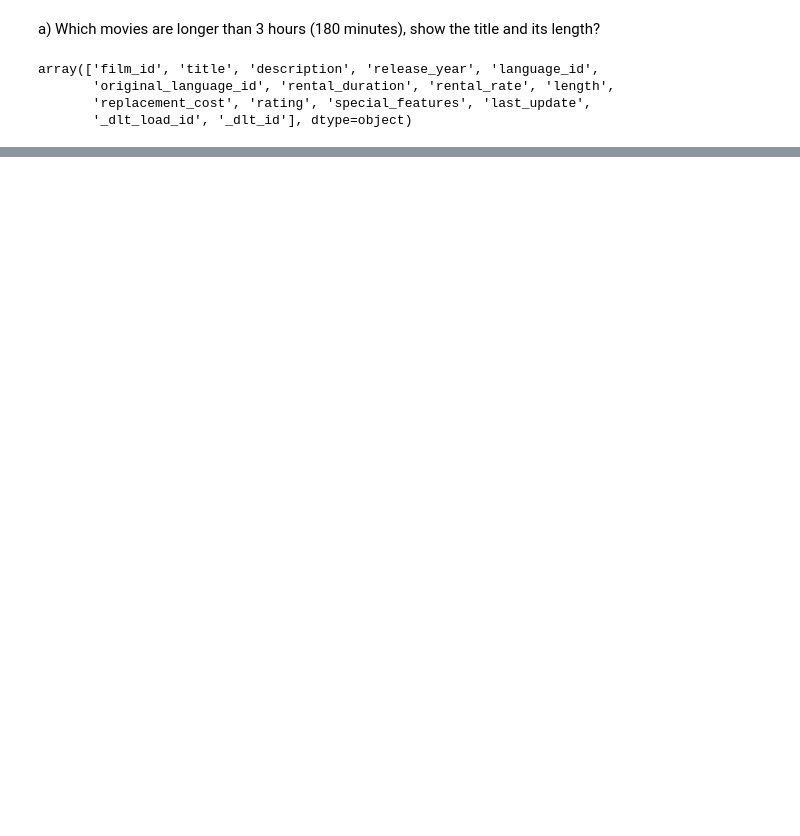
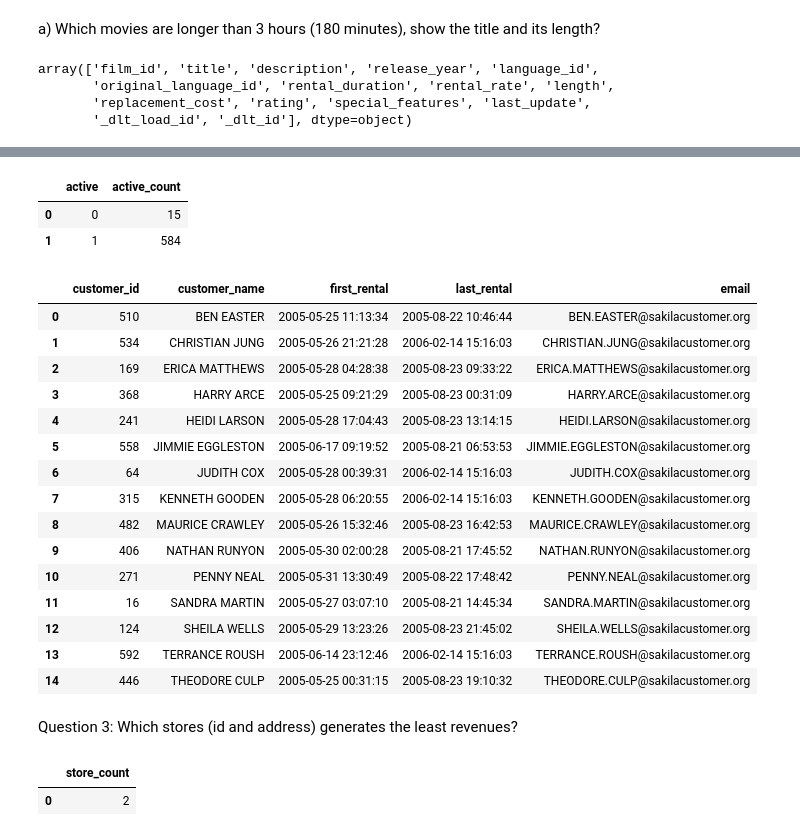
Before and after one commit to giraudcgc-cpu/DE25_sql_lab1_christophe_giraud, a Jupyter notebook: test.ipynb, the cells around one changed output, grey strips where cells are left out. Cells and saved outputs as stored; diff of their text form; code cells hidden in the pictures; blank space fills up the shorter version.

Commit message:
working on f, need completing and checking it

```diff
--- a/test.ipynb
+++ b/test.ipynb
@@ -60,0 +96,5 @@ film_length
+# %%
+with duckdb.connect("data/sakila.duckdb") as conn:
+    film_duration = conn.sql("SELECT title, rental_duration, rental_rate, (rental_rate/rental_duration) AS rent_day FROM staging.film ORDER BY rent_day DESC LIMIT 10;").df()
+
+film_duration
@@ -60,0 +116,8 @@ film_length
+# %%
+with duckdb.connect("data/sakila.duckdb") as conn:
+    top_10_actors = conn.sql("SELECT a.actor_id, a.first_name || ' ' || a.last_name AS actor_name, COUNT(fa.film_id) AS movie_count FROM staging.actor a LEFT JOIN staging.film_actor fa ON a.actor_id = fa.actor_id GROUP BY a.actor_id, a.first_name, a.last_name HAVING COUNT(fa.film_id) > 0 ORDER BY movie_count DESC LIMIT 10;").df()
+# needed more space in the CONCAT between the " "
+# wonder if should keep HAVING COUNT(fa.film_id) > 0? because they won t make the top 10 anyway.
+# to change the index?
+## not sure about this one
+top_10_actors
@@ -60,0 +191,6 @@ film_length
+# %%
+with duckdb.connect('data/sakila.duckdb') as conn:
+    check_active = conn.sql("DESC staging.customer;").df()
+
+check_active
+# Note: active is not Boolean
@@ -60,0 +210,56 @@ film_length
+# %%
+with duckdb.connect('data/sakila.duckdb') as conn:
+    check_active2 = conn.sql("SELECT " \
+    "active, " \
+    "COUNT(*) as active_count " \
+    "FROM staging.customer " \
+    "GROUP BY active " \
+    "ORDER BY active_count;").df()
+
+check_active2
+# For some reason, it is a str with '0' and '1'
+# %% [output]
+|  | active | active_count |
+| 0 | 0 | 15 |
+| 1 | 1 | 584 |
+# %%
+with duckdb.connect('data/sakila.duckdb') as conn:
+    churn_cust_list = conn.sql("SELECT " \
+    "cust.customer_id, " \
+    "CONCAT(cust.first_name,' ', cust.last_name) AS customer_name, " \
+    "MIN(r.rental_date) as first_rental, " \
+    "MAX(r.rental_date) as last_rental, " \
+    "cust.email, " \
+    "FROM staging.customer cust " \
+    "LEFT JOIN staging.rental r ON cust.customer_id =  r.customer_id " \
+    "WHERE cust.active = '0' " \
+    "GROUP BY ALL " \
+    "ORDER BY customer_name;").df()
+
+churn_cust_list
+# %% [output]
+|  | customer_id | customer_name | first_rental | last_rental | email |
+| 0 | 510 | BEN EASTER | 2005-05-25 11:13:34 | 2005-08-22 10:46:44 | BEN.EASTER@sakilacustomer.org |
+| 1 | 534 | CHRISTIAN JUNG | 2005-05-26 21:21:28 | 2006-02-14 15:16:03 | CHRISTIAN.JUNG@sakilacustomer.org |
+| 2 | 169 | ERICA MATTHEWS | 2005-05-28 04:28:38 | 2005-08-23 09:33:22 | ERICA.MATTHEWS@sakilacustomer.org |
+| 3 | 368 | HARRY ARCE | 2005-05-25 09:21:29 | 2005-08-23 00:31:09 | HARRY.ARCE@sakilacustomer.org |
+| 4 | 241 | HEIDI LARSON | 2005-05-28 17:04:43 | 2005-08-23 13:14:15 | HEIDI.LARSON@sakilacustomer.org |
+| 5 | 558 | JIMMIE EGGLESTON | 2005-06-17 09:19:52 | 2005-08-21 06:53:53 | JIMMIE.EGGLESTON@sakilacustomer.org |
+| 6 | 64 | JUDITH COX | 2005-05-28 00:39:31 | 2006-02-14 15:16:03 | JUDITH.COX@sakilacustomer.org |
+| 7 | 315 | KENNETH GOODEN | 2005-05-28 06:20:55 | 2006-02-14 15:16:03 | KENNETH.GOODEN@sakilacustomer.org |
+| 8 | 482 | MAURICE CRAWLEY | 2005-05-26 15:32:46 | 2005-08-23 16:42:53 | MAURICE.CRAWLEY@sakilacustomer.org |
+| 9 | 406 | NATHAN RUNYON | 2005-05-30 02:00:28 | 2005-08-21 17:45:52 | NATHAN.RUNYON@sakilacustomer.org |
+| 10 | 271 | PENNY NEAL | 2005-05-31 13:30:49 | 2005-08-22 17:48:42 | PENNY.NEAL@sakilacustomer.org |
+| 11 | 16 | SANDRA MARTIN | 2005-05-27 03:07:10 | 2005-08-21 14:45:34 | SANDRA.MARTIN@sakilacustomer.org |
+| 12 | 124 | SHEILA WELLS | 2005-05-29 13:23:26 | 2005-08-23 21:45:02 | SHEILA.WELLS@sakilacustomer.org |
+| 13 | 592 | TERRANCE ROUSH | 2005-06-14 23:12:46 | 2006-02-14 15:16:03 | TERRANCE.ROUSH@sakilacustomer.org |
+| 14 | 446 | THEODORE CULP | 2005-05-25 00:31:15 | 2005-08-23 19:10:32 | THEODORE.CULP@sakilacustomer.org |
+# %% [markdown]
+Question 3: Which stores (id and address) generates the least revenues?
+# %%
+with duckdb.connect('data/sakila.duckdb') as conn:
+    count_stores = conn.sql("SELECT COUNT(*) AS store_count FROM staging.store;").df()
+count_stores
+# %% [output]
+|  | store_count |
+| 0 | 2 |
```
Also changed, not shown: parts of 17 cells of this notebook.
